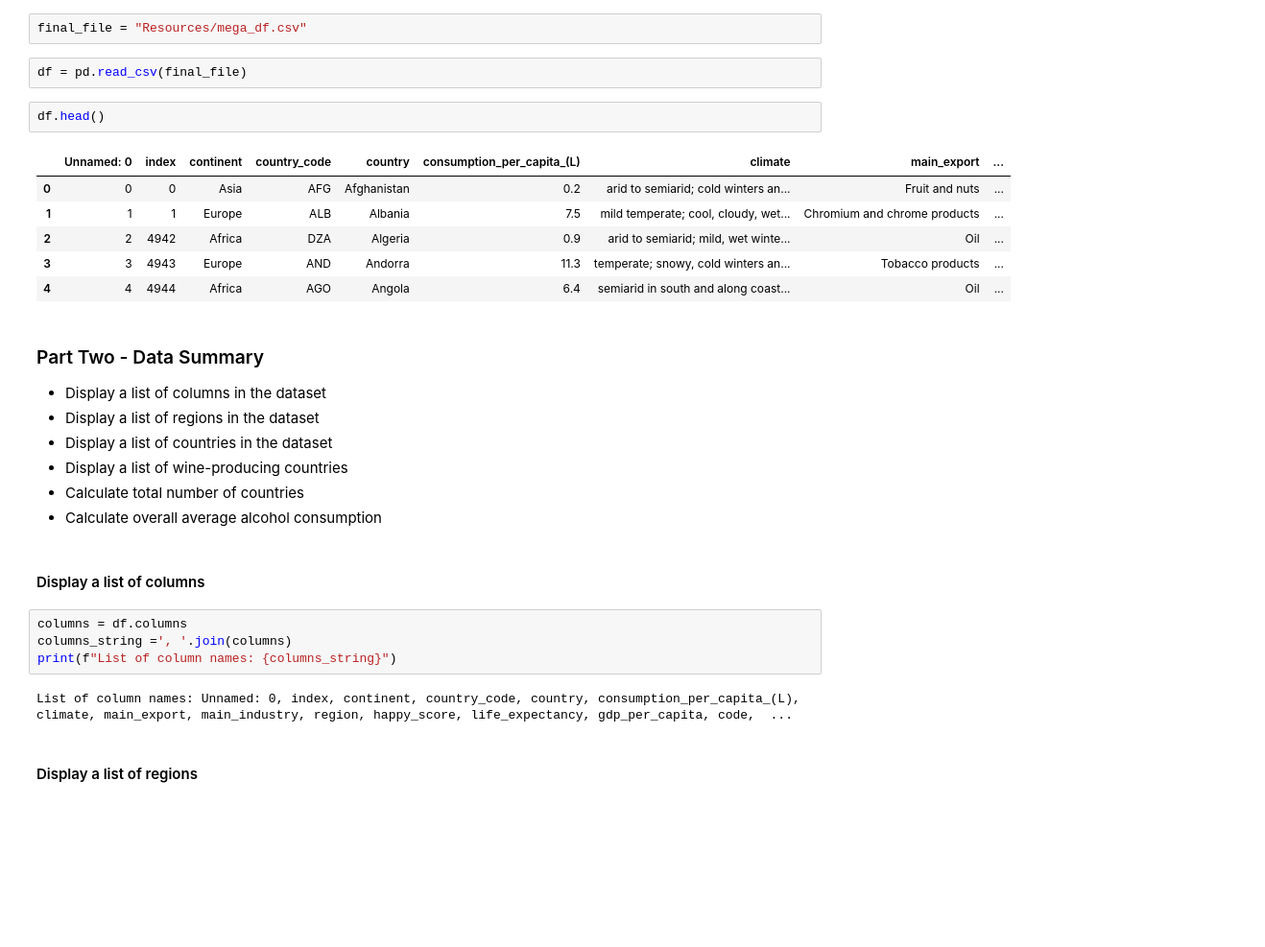
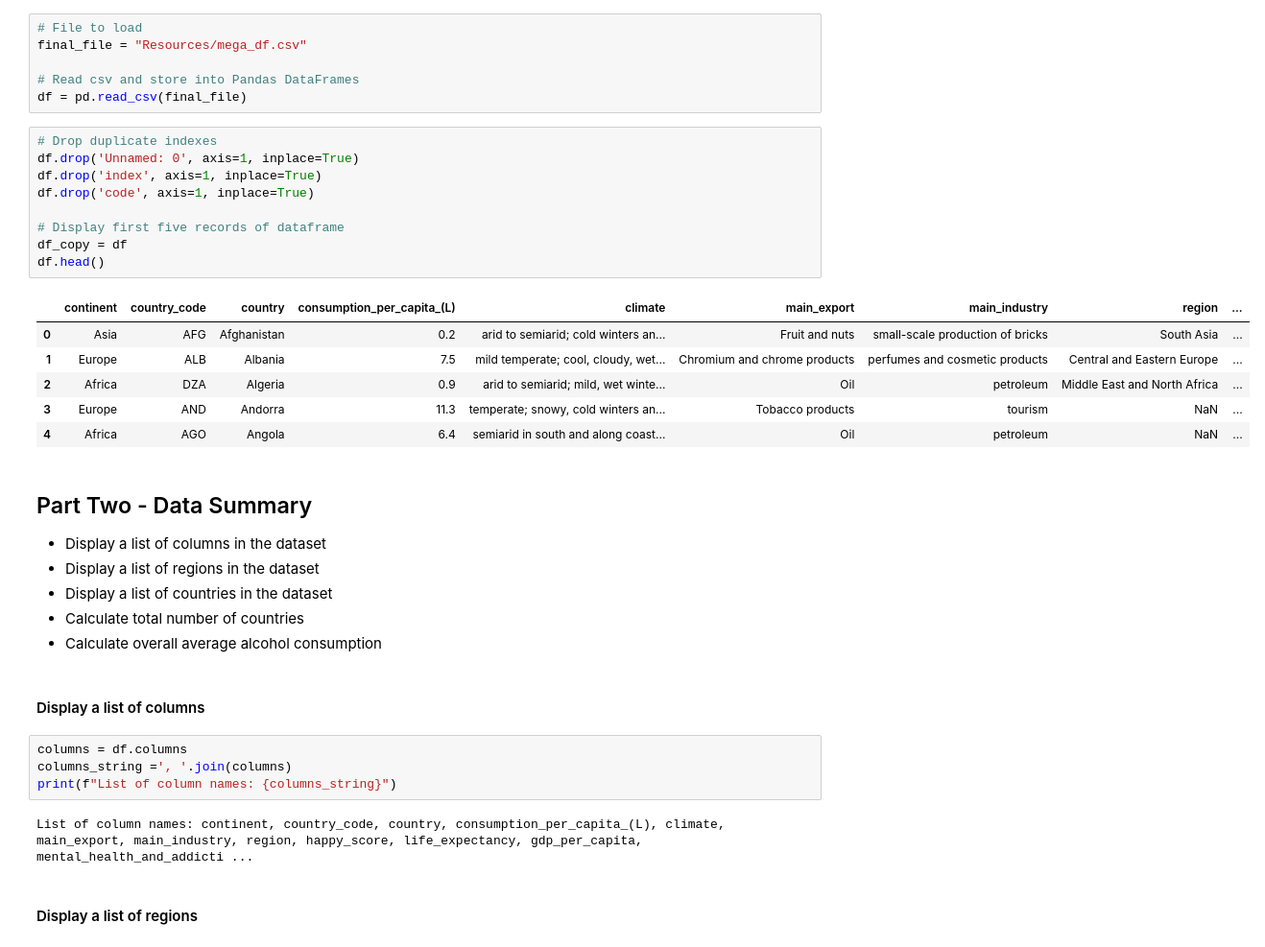
Before and after one commit to reccleston/data-analysis-project-1, a Jupyter notebook: Merged/Alison + Stephen.ipynb, the cells around one changed output. Shown at 96% size. Saved outputs shown, nothing was run; the diff lists cells and outputs as text; blank space fills up the shorter version.

```diff
--- a/Merged/Alison + Stephen.ipynb
+++ b/Merged/Alison + Stephen.ipynb
@@ -20,22 +23,30 @@ ModuleNotFoundError: No module named 'api_keys'
-# %%
-final_file = "Resources/mega_df.csv"
-# %%
-df = pd.read_csv(final_file)
-# %%
-df.head()
-# %% [output]
-|  | Unnamed: 0 | index | continent | country_code | country | consumption_per_capita_(L) | climate | main_export | ... |
-| 0 | 0 | 0 | Asia | AFG | Afghanistan | 0.2 | arid to semiarid; cold winters an... | Fruit and nuts | ... |
-| 1 | 1 | 1 | Europe | ALB | Albania | 7.5 | mild temperate; cool, cloudy, wet... | Chromium and chrome products | ... |
-| 2 | 2 | 4942 | Africa | DZA | Algeria | 0.9 | arid to semiarid; mild, wet winte... | Oil | ... |
-| 3 | 3 | 4943 | Europe | AND | Andorra | 11.3 | temperate; snowy, cold winters an... | Tobacco products | ... |
-| 4 | 4 | 4944 | Africa | AGO | Angola | 6.4 | semiarid in south and along coast... | Oil | ... |
+# %%
+# File to load
+final_file = "Resources/mega_df.csv"
+
+# Read csv and store into Pandas DataFrames
+df = pd.read_csv(final_file)
+# %%
+# Drop duplicate indexes
+df.drop('Unnamed: 0', axis=1, inplace=True)
+df.drop('index', axis=1, inplace=True)
+df.drop('code', axis=1, inplace=True)
+
+# Display first five records of dataframe
+df_copy = df
+df.head()
+# %% [output]
+|  | continent | country_code | country | consumption_per_capita_(L) | climate | main_export | main_industry | region | ... |
+| 0 | Asia | AFG | Afghanistan | 0.2 | arid to semiarid; cold winters an... | Fruit and nuts | small-scale production of bricks | South Asia | ... |
+| 1 | Europe | ALB | Albania | 7.5 | mild temperate; cool, cloudy, wet... | Chromium and chrome products | perfumes and cosmetic products | Central and Eastern Europe | ... |
+| 2 | Africa | DZA | Algeria | 0.9 | arid to semiarid; mild, wet winte... | Oil | petroleum | Middle East and North Africa | ... |
+| 3 | Europe | AND | Andorra | 11.3 | temperate; snowy, cold winters an... | Tobacco products | tourism | NaN | ... |
+| 4 | Africa | AGO | Angola | 6.4 | semiarid in south and along coast... | Oil | petroleum | NaN | ... |
 # %% [markdown]
-### Part Two - Data Summary
+## Part Two - Data Summary
 * Display a list of columns in the dataset
 * Display a list of regions in the dataset
 * Display a list of countries in the dataset
-* Display a list of wine-producing countries
 * Calculate total number of countries
 * Calculate overall average alcohol consumption
 # %% [markdown]
@@ -45,7 +56,7 @@ columns = df.columns
 columns_string =', '.join(columns)
 print(f"List of column names: {columns_string}")
 # %% [output]
-List of column names: Unnamed: 0, index, continent, country_code, country, consumption_per_capita_(L), climate, main_export, main_industry, region, happy_score, life_expectancy, gdp_per_capita, code,  ...
+List of column names: continent, country_code, country, consumption_per_capita_(L), climate, main_export, main_industry, region, happy_score, life_expectancy, gdp_per_capita, mental_health_and_addicti ...
 # %% [markdown]
 #### Display a list of regions
 # %%
```
Also changed, not shown: parts of 48 cells of this notebook.
